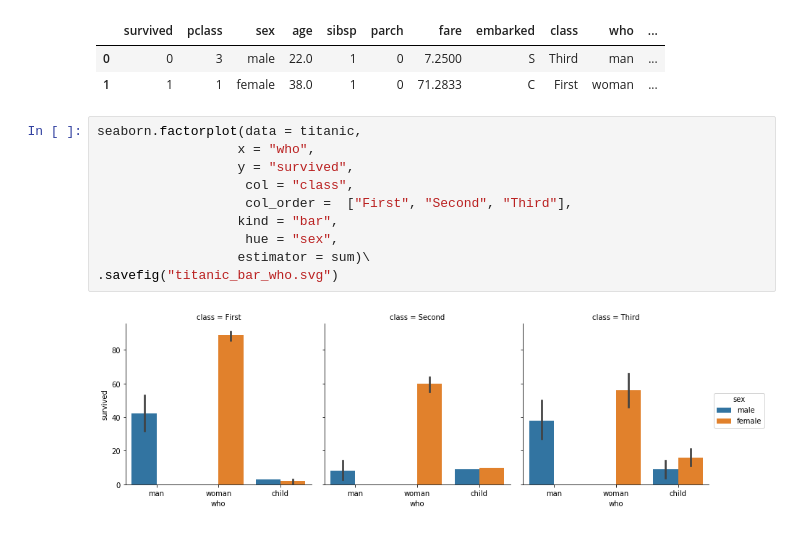
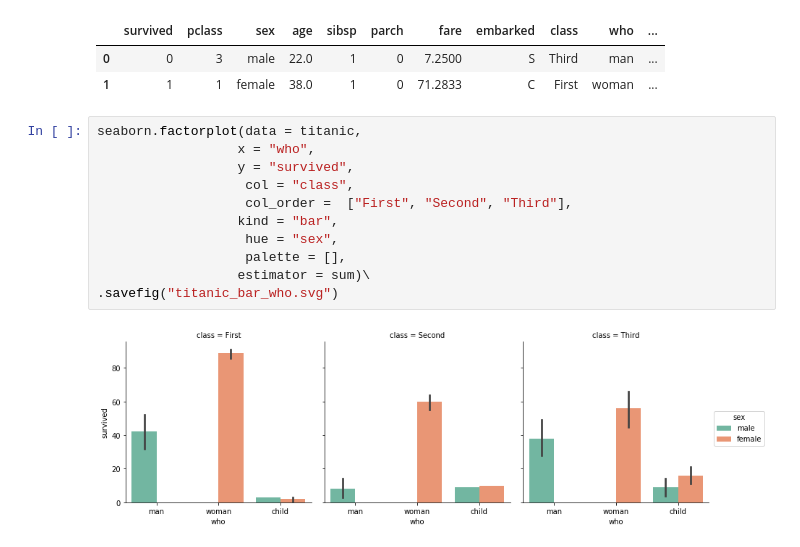
Before and after one commit to danielc92/python_nb_visualization, a Jupyter notebook: notebook_seaborn_factorplot.ipynb, the cells around one changed output. Drawn from its saved outputs; the diff is of its cells as text.

```diff
--- a/notebook_seaborn_factorplot.ipynb
+++ b/notebook_seaborn_factorplot.ipynb
@@ -216,12 +216,13 @@ titanic.head(2)
 # %%
 seaborn.factorplot(data = titanic,
                   x = "who",
                   y = "survived",
                    col = "class",
                    col_order =  ["First", "Second", "Third"],
                   kind = "bar",
                    hue = "sex",
+                   palette = [],
                   estimator = sum)\
 .savefig("titanic_bar_who.svg")
 # %% [output]
-[figure, old version]
+[figure, new version]
```
Also changed, not shown: 8 other files.
